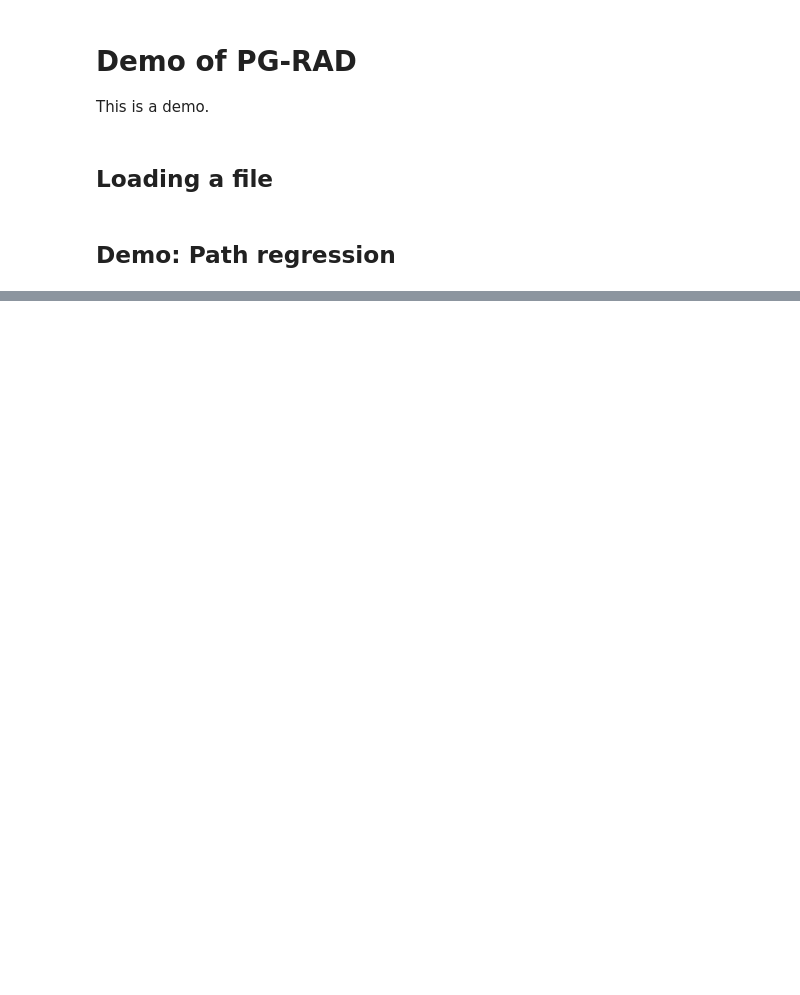
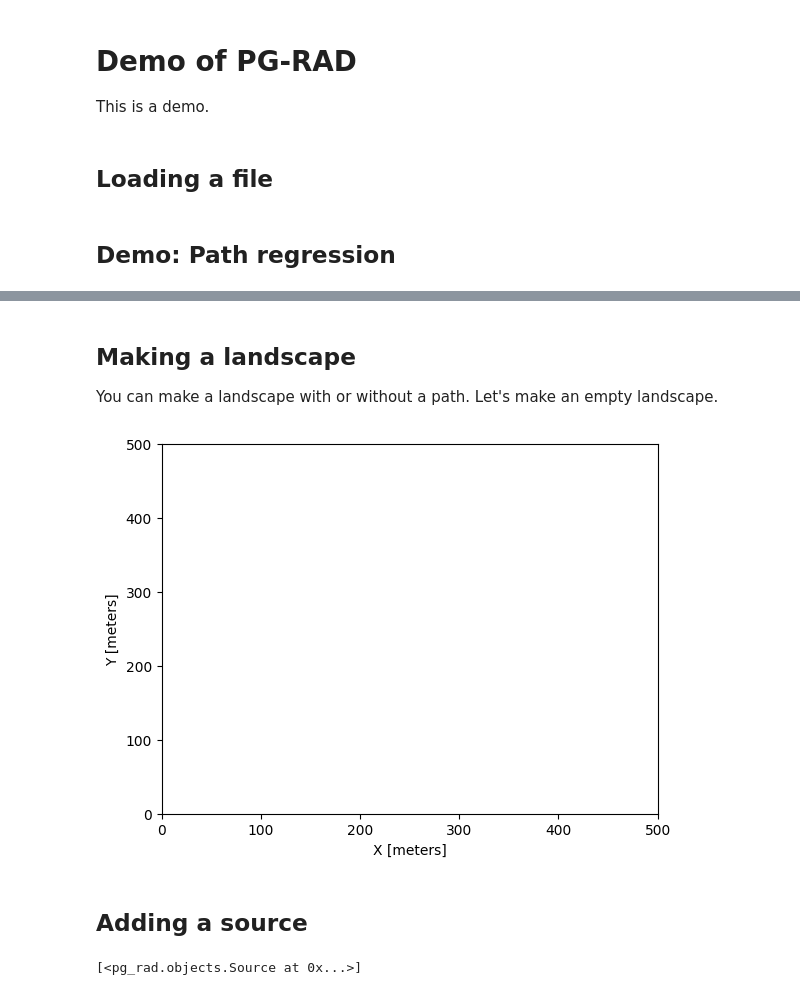
Before and after one commit to pim-n/pg-rad, a Jupyter notebook: demo/demo.ipynb, the cells around one changed output, grey strips where cells are left out. Saved outputs shown, nothing was run; the diff lists cells and outputs as text; code cells hidden in the pictures; blank space fills up the shorter version.

Commit message:
Add blank Landscape to which to add Sources and Path

```diff
--- a/demo/demo.ipynb
+++ b/demo/demo.ipynb
@@ -30 +32,20 @@ plt.show()
 [figure]
+# %% [markdown]
+## Making a landscape
+
+You can make a landscape with or without a path. Let's make an empty landscape.
+# %%
+landscape = Landscape()
+fig, ax = landscape.plot()
+plt.show()
+# %% [output]
+[figure, added]
+# %% [markdown]
+## Adding a source
+# %%
+my_source = Source(x = 100, y = 100, z = 0, strength = 100)
+landscape.add_sources(my_source)
+
+landscape.sources
+# %% [output]
+[<pg_rad.objects.Source at 0x...>]
```
Also changed, not shown: parts of 4 cells of this notebook, 3 other files.
